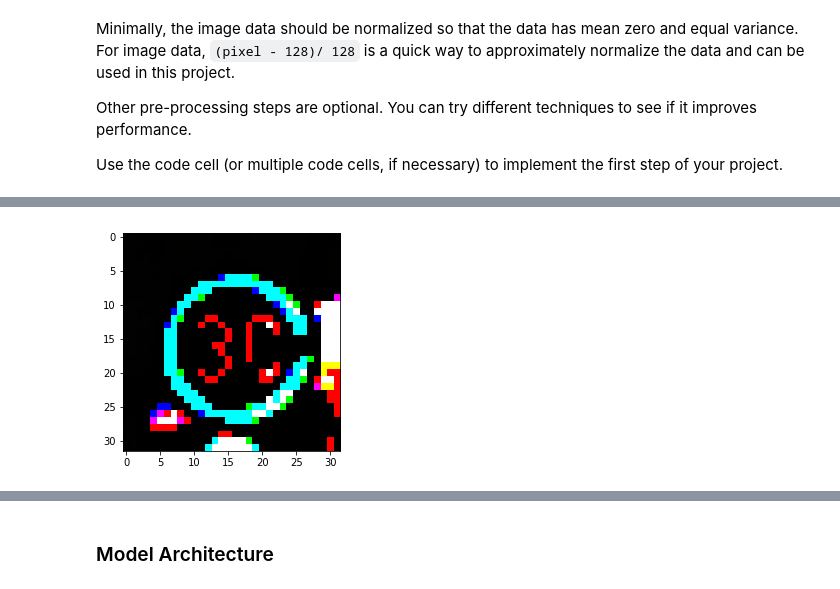
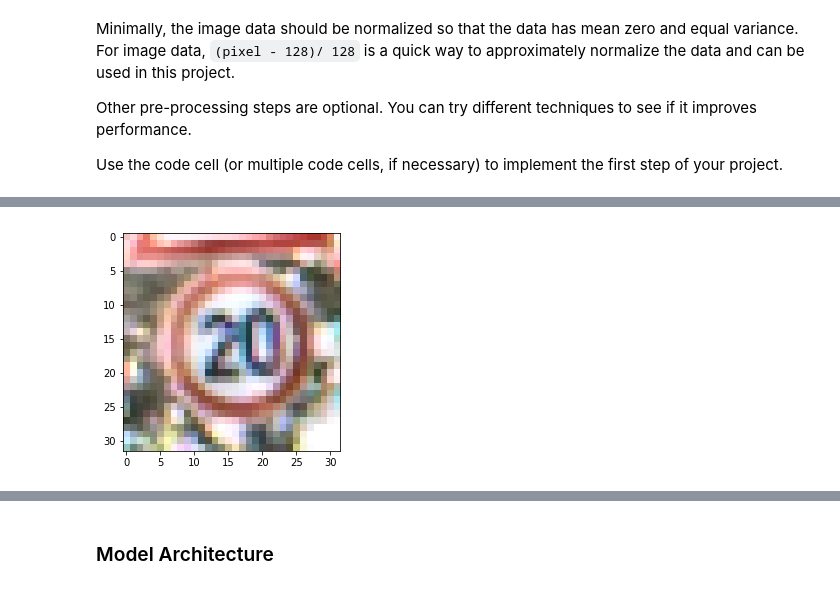
Before and after one commit to AlexSchizoid/CarND-Traffic-Sign-Classifier-Project, a Jupyter notebook: Traffic_Sign_Classifier.ipynb, the cells around one changed output, grey strips where cells are left out. Saved outputs shown, nothing was run; the diff lists cells and outputs as text; code cells hidden in the pictures.

```diff
--- a/Traffic_Sign_Classifier.ipynb
+++ b/Traffic_Sign_Classifier.ipynb
@@ -535,43 +445,33 @@ plt.show()
-# %%
-#a = (X_train[2234]/ 255 * 0.8) + 0.1
-
-def normalize(image):
-
-    for i in range(3):
-        mean = np.mean(image[:,:,i])
-        std = np.std(image[:,:,i])
-        image[:,:,i] = (image[:,:,i]-mean)/std
-        #image[:,:,i] = (image[:,:,i]/ 255 * 0.8) + 0.1
-        #image[:,:,i] = image[:,:,i]/mean
-    return image
-
-image =np.empty_like (X_train[2234])
-np.copyto(image, X_train[2234])
-image = normalize(image)
-
-#mean = np.mean(X_train[2234][0])
-#std = np.std(X_train[2234][0])
-#a = X_train[2234]
-#print(a)
-#a[:,:,0] = (a[:,:,0]-mean)/std
-
-#mean = np.mean(X_train[2234][1])
-#std = np.std(X_train[2234][1])
-#a[:,:,1] = (a[:,:,1]-mean)/std
-
-#mean = np.mean(X_train[2234][2])
-#std = np.std(X_train[2234][2])
-#a[:,:,2] = (a[:,:,2]-mean)/std
-
-#print(a.shape)
-plt.figure()
-plt.imshow(image)
-plt.show()
-# %% [output]
-[figure, removed]
-# %%
-for image in X_train:
-    image = normalize(image)
-
-for image in X_valid:
-    image = normalize(image)
+# %%
+import cv2
+
+def equalize(image):
+    img = np.copy(image)
+    clahe = cv2.createCLAHE(clipLimit=4.0, tileGridSize=(4,4))
+    if len(image.shape) > 2 and image.shape[2] == 3:
+        img[:,:,0] = clahe.apply(image[:,:,0])
+    else:
+        img = clahe.apply(image)
+    return img
+
+def grayscale(image):
+    image = cv2.cvtColor(image, cv2.COLOR_BGR2GRAY)
+    image = image.reshape(image.shape[0], image.shape[1], 1)
+    return image
+
+def YUV_luma_equalize(image):
+    image = cv2.cvtColor(image, cv2.COLOR_BGR2YUV)
+    image = equalize(image)
+    return cv2.cvtColor(image, cv2.COLOR_YUV2BGR)
+# %%
+image =np.empty_like (X_train[10034])
+np.copyto(image, X_train[10034])
+
+#image = preprocess(image)
+image = YUV_luma_equalize(image)
+
+plt.figure()
+plt.imshow(image)
+plt.show()
+# %% [output]
+[figure, added]
```
Also changed, not shown: parts of 18 cells of this notebook, 3 other files.
